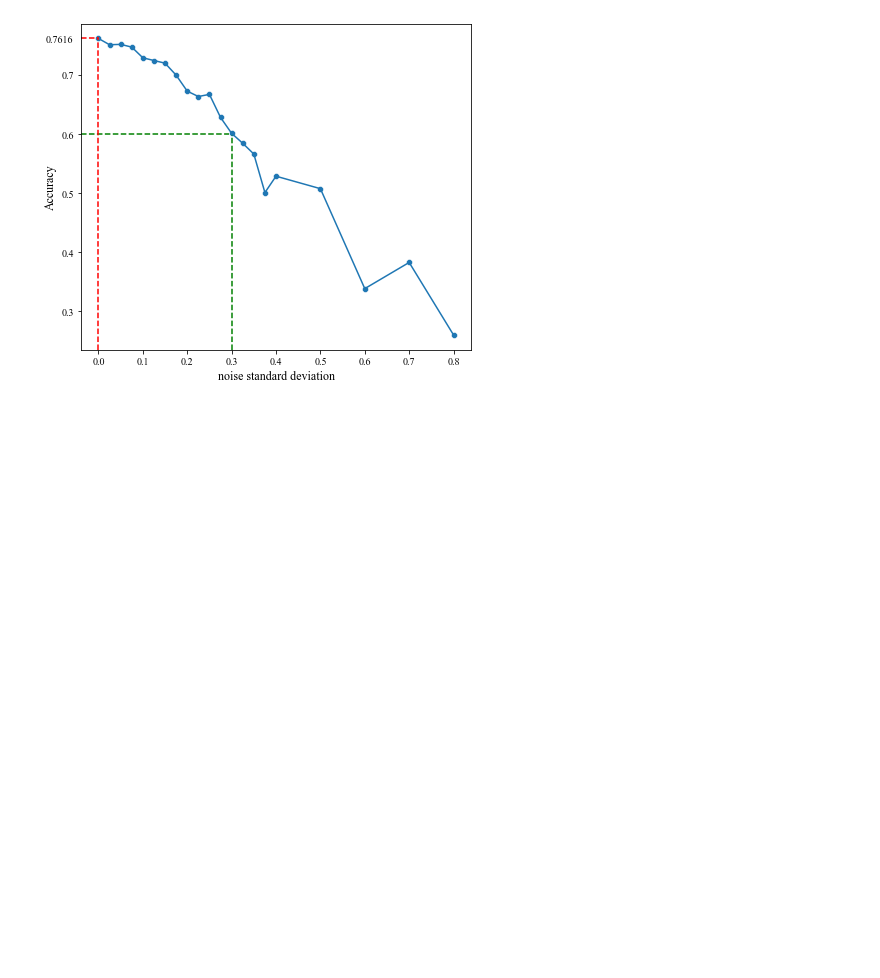
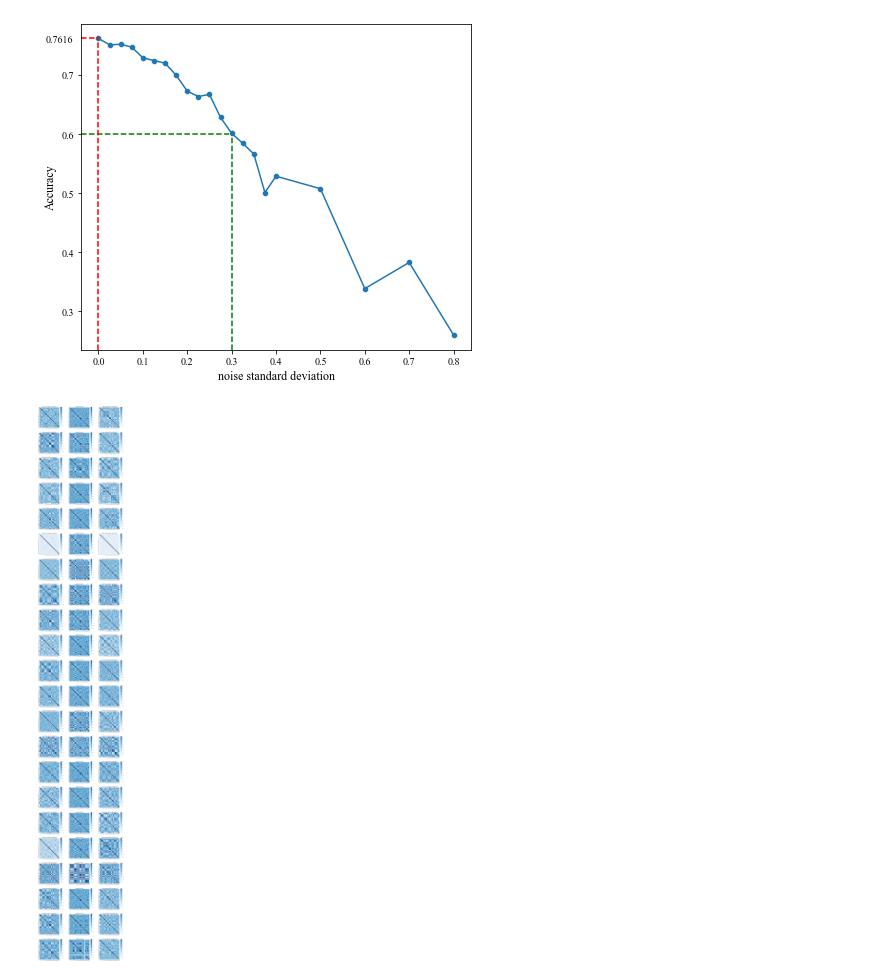
Before and after one commit to Lzl0318/dataLeakage-industrialFL, a Jupyter notebook: classify/results/mia/noise_classify_analyze.ipynb, the cells around one changed output. Cells and saved outputs as stored; diff of their text form; code cells hidden in the pictures; blank space fills up the shorter version.

```diff
--- a/classify/results/mia/noise_classify_analyze.ipynb
+++ b/classify/results/mia/noise_classify_analyze.ipynb
@@ -22,3 +22,26 @@ plt.text(-0.12, 0.755, "0.7616")
 plt.savefig("./噪声对分类性能影响图.pdf", dpi=600, bbox_inches='tight')
 # %% [output]
 [figure]
+# %%
+# 比较mia攻击结果与original的相对关系
+plt.figure(figsize=(30, 200))
+for i in range(22):
+    reverse_result = pd.read_csv("./reverse_result/600result_"+str(i)+".csv", index_col=0)
+    d1 = reverse_result.corr()
+    original = np.load(r"C:\Users\lzl_z\Desktop\python-workspace\论文\Data leakage and privacy protection in industrial federation learning\data\TE\classify\train_data.npy")[0+600*i:600+600*i, :]
+    d2 = pd.DataFrame(index=range(600), columns=range(33), data=original).corr()
+    reverse_result_protected = pd.read_csv("./reverse_result_protected/600result_"+str(i)+".csv", index_col=0)
+    d3 = reverse_result_protected.corr()
+    plt.subplot(22, 3, 1+3*i)
+    sns.heatmap(d1,annot = False,vmax = 1,square = True,cmap = "Blues")
+    plt.title("reverse results(no protection)", fontsize=20)
+    plt.subplot(22, 3, 2+3*i)
+    sns.heatmap(d2,annot = False,vmax = 1,square = True,cmap = "Blues")
+    plt.title("original values", fontsize=20)
+    plt.subplot(22, 3, 3+3*i)
+    sns.heatmap(d3,annot = False,vmax = 1,square = True,cmap = "Blues")
+    plt.title("reverse results(with protection)", fontsize=20)
+plt.savefig("./相对值比较.pdf", dpi=300, bbox_inches='tight')
+plt.show()
+# %% [output]
+[figure, added]
```
Also changed, not shown: 52 other files.
